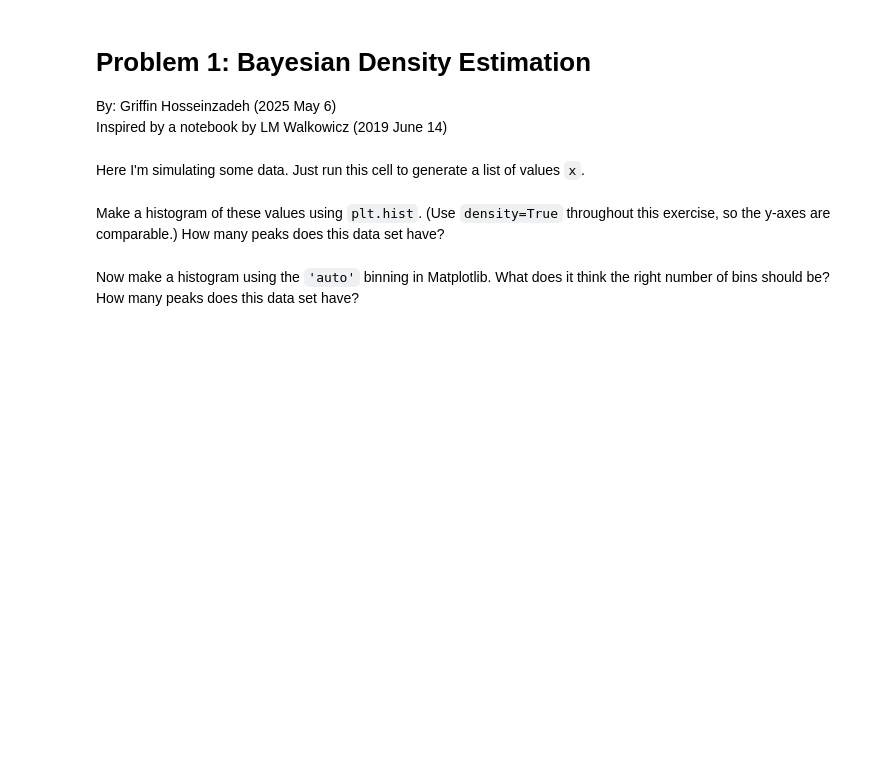
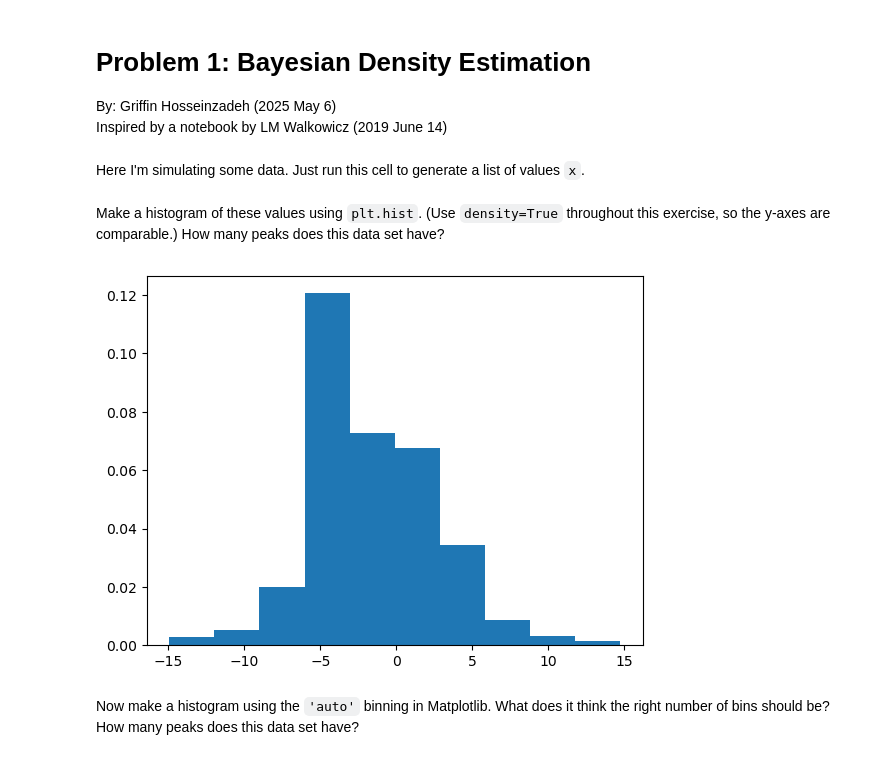
Before and after one commit to ASTR154/nonparametric-modeling, a Jupyter notebook: nonparametric-modeling.ipynb, the cells around one changed output. Cells and saved outputs as stored; diff of their text form; code cells hidden in the pictures; blank space fills up the shorter version.

```diff
--- a/nonparametric-modeling.ipynb
+++ b/nonparametric-modeling.ipynb
@@ -26,3 +24,8 @@ plt.hist(  # complete
+# %%
+plt.hist(x, density=True)
+plt.show()
+# %% [output]
+[figure, added]
 # %% [markdown]
 Now make a histogram using the `'auto'` binning in Matplotlib. What does it think the right number of bins should be? How many peaks does this data set have?
 # %%
```
Also changed, not shown: parts of 27 cells of this notebook.
